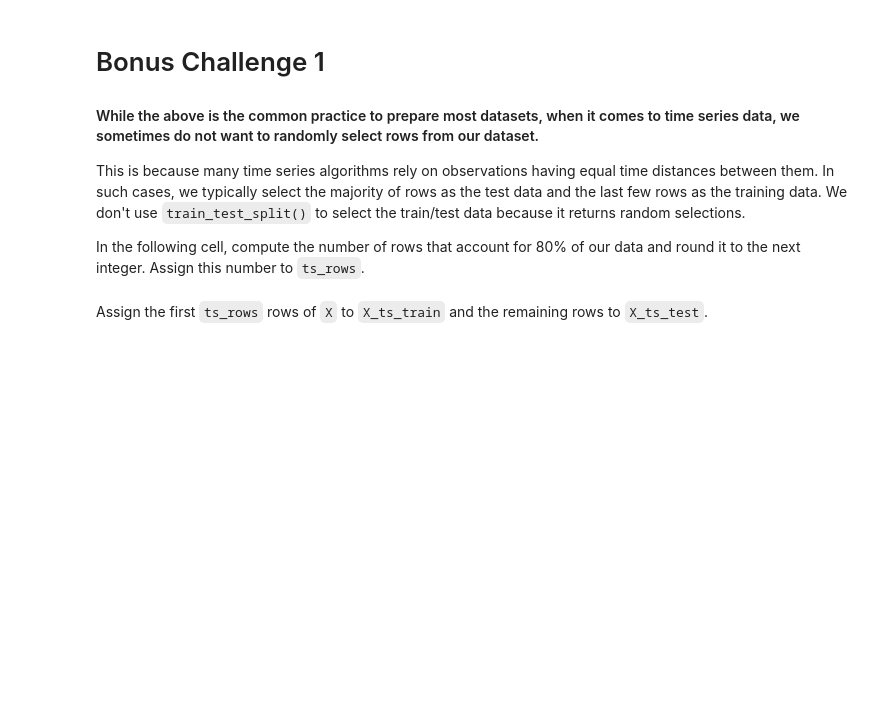
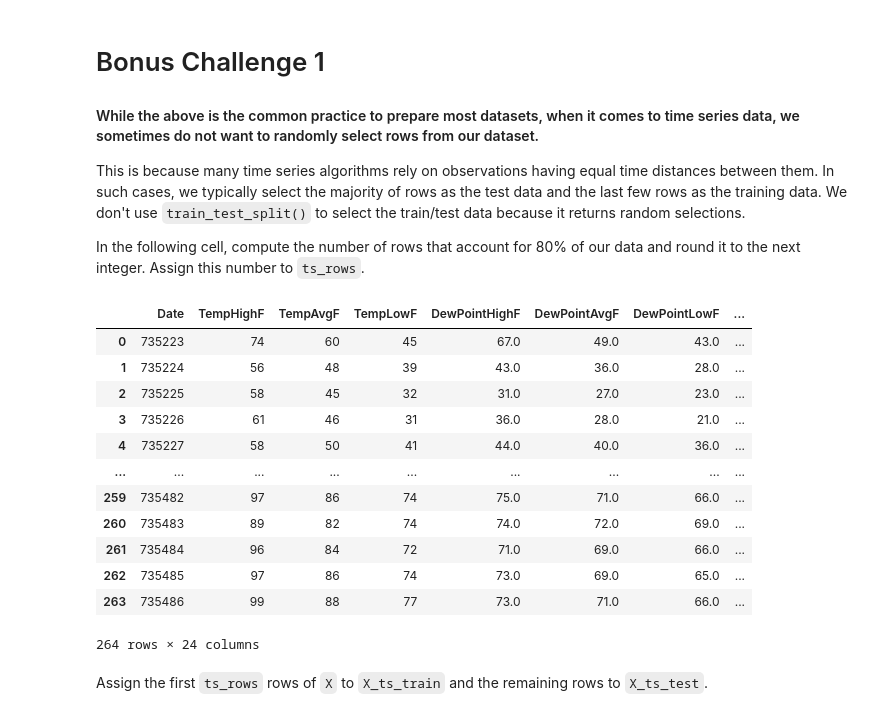
Before and after one commit to Ironhack-Data-Madrid-Febrero-2021/lab-intro-to-ml, a Jupyter notebook: your-code/main.ipynb, the cells around one changed output. Cells and saved outputs as stored; diff of their text form; code cells hidden in the pictures; blank space fills up the shorter version.

```diff
--- a/your-code/main.ipynb
+++ b/your-code/main.ipynb
@@ -491,2 +489,21 @@ In the following cell, compute the number of rows that account for 80% of our da
+# %%
+# Your code here:
+n = round(len(austin_fixed)*0.8)
+ts_rows = austin_fixed.iloc[:-n]
+ts_rows
+# %% [output]
+|  | Date | TempHighF | TempAvgF | TempLowF | DewPointHighF | DewPointAvgF | DewPointLowF | ... |
+| 0 | 735223 | 74 | 60 | 45 | 67.0 | 49.0 | 43.0 | ... |
+| 1 | 735224 | 56 | 48 | 39 | 43.0 | 36.0 | 28.0 | ... |
+| 2 | 735225 | 58 | 45 | 32 | 31.0 | 27.0 | 23.0 | ... |
+| 3 | 735226 | 61 | 46 | 31 | 36.0 | 28.0 | 21.0 | ... |
+| 4 | 735227 | 58 | 50 | 41 | 44.0 | 40.0 | 36.0 | ... |
+| ... | ... | ... | ... | ... | ... | ... | ... | ... |
+| 259 | 735482 | 97 | 86 | 74 | 75.0 | 71.0 | 66.0 | ... |
+| 260 | 735483 | 89 | 82 | 74 | 74.0 | 72.0 | 69.0 | ... |
+| 261 | 735484 | 96 | 84 | 72 | 71.0 | 69.0 | 66.0 | ... |
+| 262 | 735485 | 97 | 86 | 74 | 73.0 | 69.0 | 65.0 | ... |
+| 263 | 735486 | 99 | 88 | 77 | 73.0 | 71.0 | 66.0 | ... |
+264 rows × 24 columns
 # %% [markdown]
 Assign the first `ts_rows` rows of `X` to `X_ts_train` and the remaining rows to `X_ts_test`.
```
Also changed, not shown: parts of 7 cells of this notebook.
